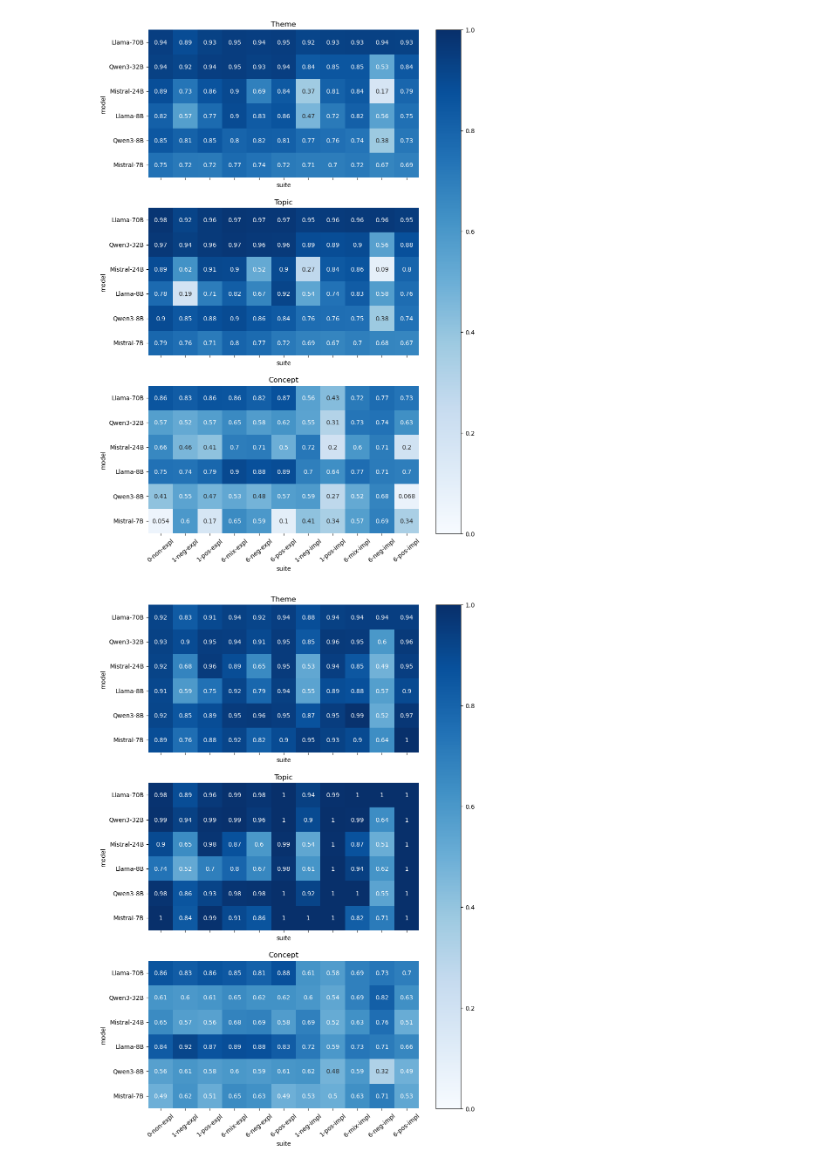
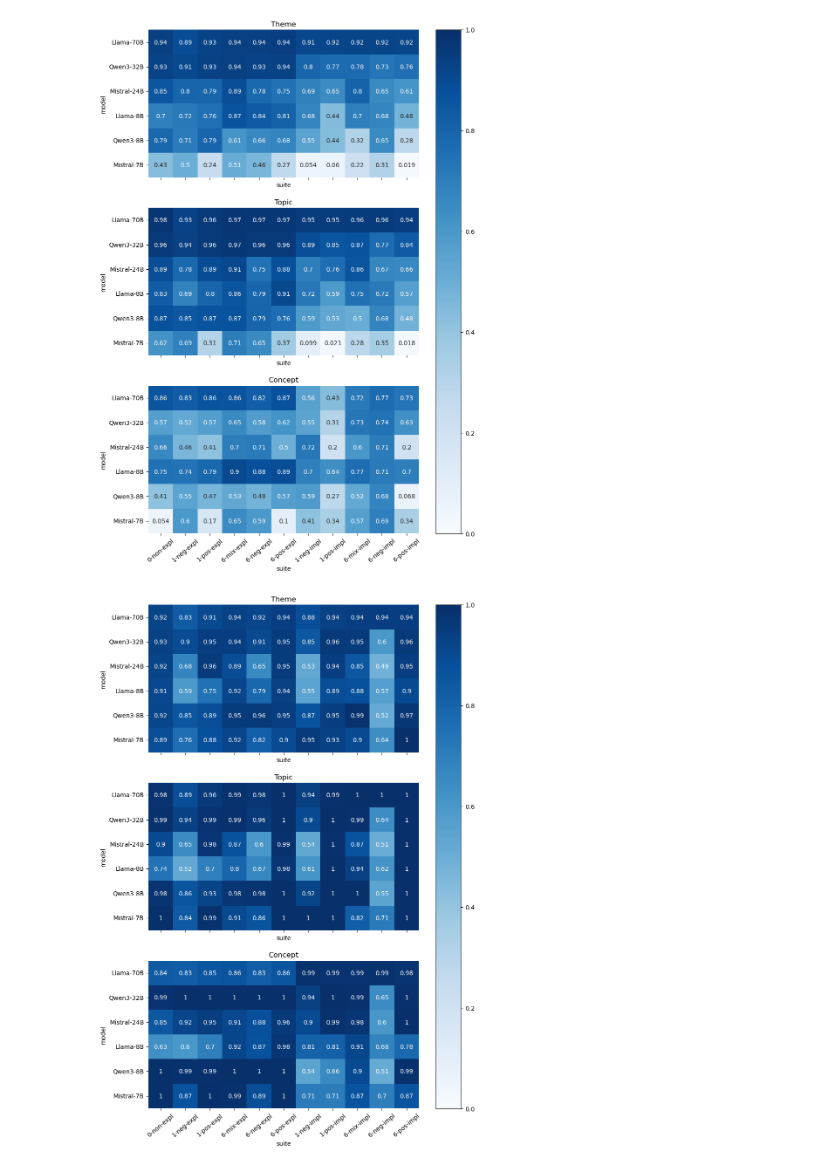
Before and after one commit to AleksiKaa/mscthesis, a Jupyter notebook: src/notebooks/results/create_heatmaps.ipynb, the cells around one changed output. Drawn from its saved outputs; the diff is of its cells as text; code cells hidden in the pictures.

```diff
--- a/src/notebooks/results/create_heatmaps.ipynb
+++ b/src/notebooks/results/create_heatmaps.ipynb
@@ -149,24 +148,24 @@ def my_heatmap(df, metric_cols):
 # %%
 metric_cols_f1 = ["theme f1 mean", "topic f1 mean", "concept f1 mean"]
 metric_cols_prec = ["theme precision mean", "topic precision mean", "concept precision mean"]
 metric_cols_rec = ["theme recall mean", "topic recall mean", "concept recall mean"]
 
 ###
 # HEATMAP F1
 ###
-res = pd.read_csv("./data/metrics_v2.csv", sep=";")
+res = pd.read_csv("./data/metrics_v3.csv", sep=";")
 res = res.sort_values(by=["use instructions", "number of demonstrations", "type of demonstrations"])
 res["suite"] = res.apply(get_suite, axis=1)
 
 fig, ax = heatmap(res, metric_cols_f1)
 plt.savefig("./latex/images/f1_per_suite_v4", bbox_inches="tight")
 # %% [output]
-[figure, old version]
+[figure, new version]
 # %%
 fig, ax = heatmap(res, metric_cols_prec)
 plt.savefig("./latex/images/precision_per_suite_v3", bbox_inches="tight")
 # %% [output]
-[figure, old version]
+[figure, new version]
 # %%
 fig, ax = heatmap(res, metric_cols_rec)
 plt.savefig("./latex/images/recall_per_suite_v3", bbox_inches="tight")
```
Also changed, not shown: parts of 3 cells of this notebook, 9 other files.
